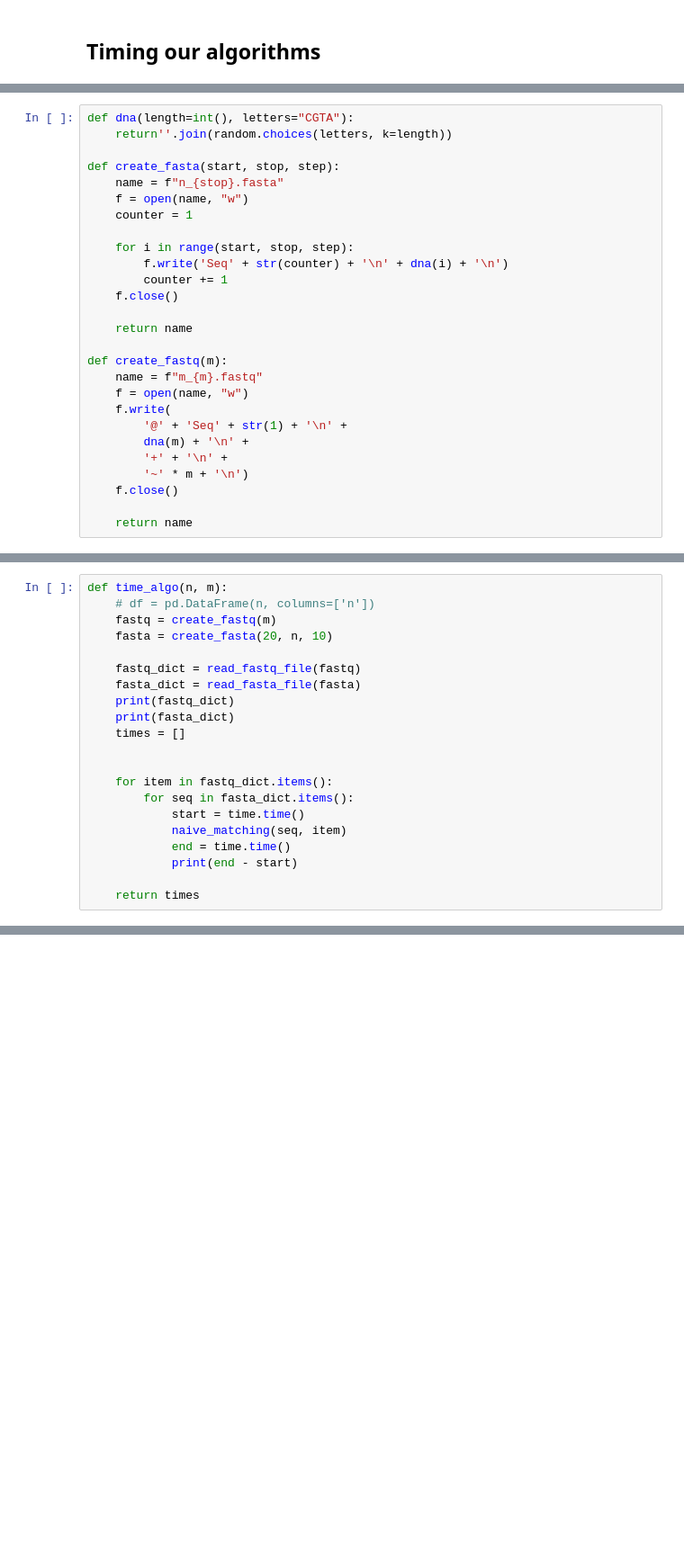
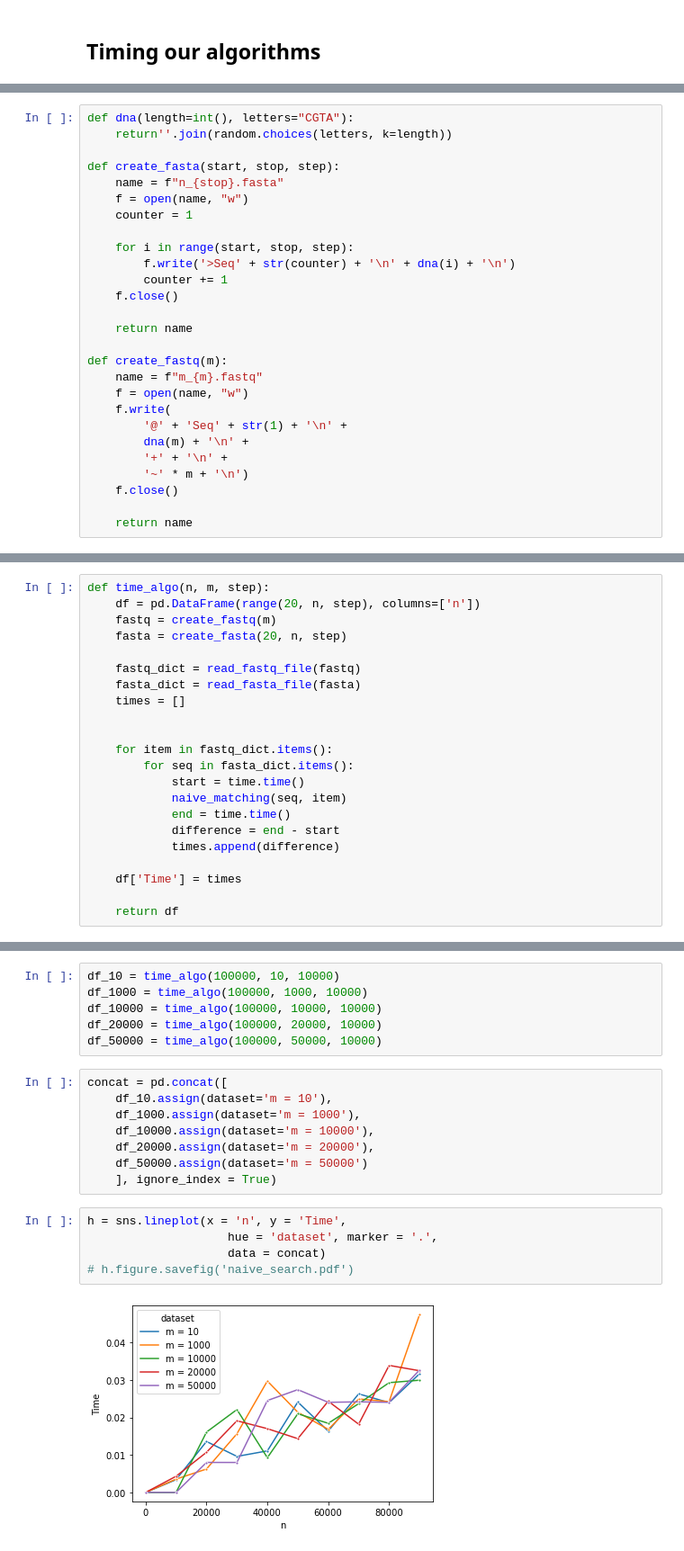
Before and after one commit to stinekrye/GSA, a Jupyter notebook: Project 1/4 timing.ipynb, the cells around one changed output, grey strips where cells are left out. Shown: that part at 90% size. Drawn from its saved outputs; the diff is of its cells as text; blank space fills up the shorter version.

```diff
--- a/Project 1/4 timing.ipynb
+++ b/Project 1/4 timing.ipynb
@@ -16,7 +17,7 @@ def create_fasta(start, stop, step):
     counter = 1
 
     for i in range(start, stop, step):
-        f.write('Seq' + str(counter) + '\n' + dna(i) + '\n')
+        f.write('>Seq' + str(counter) + '\n' + dna(i) + '\n')
         counter += 1
     f.close()
 
@@ -49,13 +37,11 @@ create_fasta(10, 100, 10)
 # %%
-def time_algo(n, m):
-    # df = pd.DataFrame(n, columns=['n'])
+def time_algo(n, m, step):
+    df = pd.DataFrame(range(20, n, step), columns=['n'])
     fastq = create_fastq(m)
-    fasta = create_fasta(20, n, 10)
+    fasta = create_fasta(20, n, step)
 
     fastq_dict = read_fastq_file(fastq)
     fasta_dict = read_fasta_file(fasta)
-    print(fastq_dict)
-    print(fasta_dict)
     times = []
 
 
@@ -64,6 +50,9 @@ def time_algo(n, m):
             start = time.time()
             naive_matching(seq, item)
             end = time.time()
-            print(end - start)
+            difference = end - start
+            times.append(difference)
 
-    return times
+    df['Time'] = times
+
+    return df
@@ -75,0 +59,21 @@ print(time_algo(100, 10))
+# %%
+df_10 = time_algo(100000, 10, 10000)
+df_1000 = time_algo(100000, 1000, 10000)
+df_10000 = time_algo(100000, 10000, 10000)
+df_20000 = time_algo(100000, 20000, 10000)
+df_50000 = time_algo(100000, 50000, 10000)
+# %%
+concat = pd.concat([
+    df_10.assign(dataset='m = 10'),
+    df_1000.assign(dataset='m = 1000'),
+    df_10000.assign(dataset='m = 10000'),
+    df_20000.assign(dataset='m = 20000'),
+    df_50000.assign(dataset='m = 50000')
+    ], ignore_index = True)
+# %%
+h = sns.lineplot(x = 'n', y = 'Time',
+                    hue = 'dataset', marker = '.',
+                    data = concat)
+# h.figure.savefig('naive_search.pdf')
+# %% [output]
+[figure, added]
```
Also changed, not shown: parts of 3 cells of this notebook, 11 other files.
